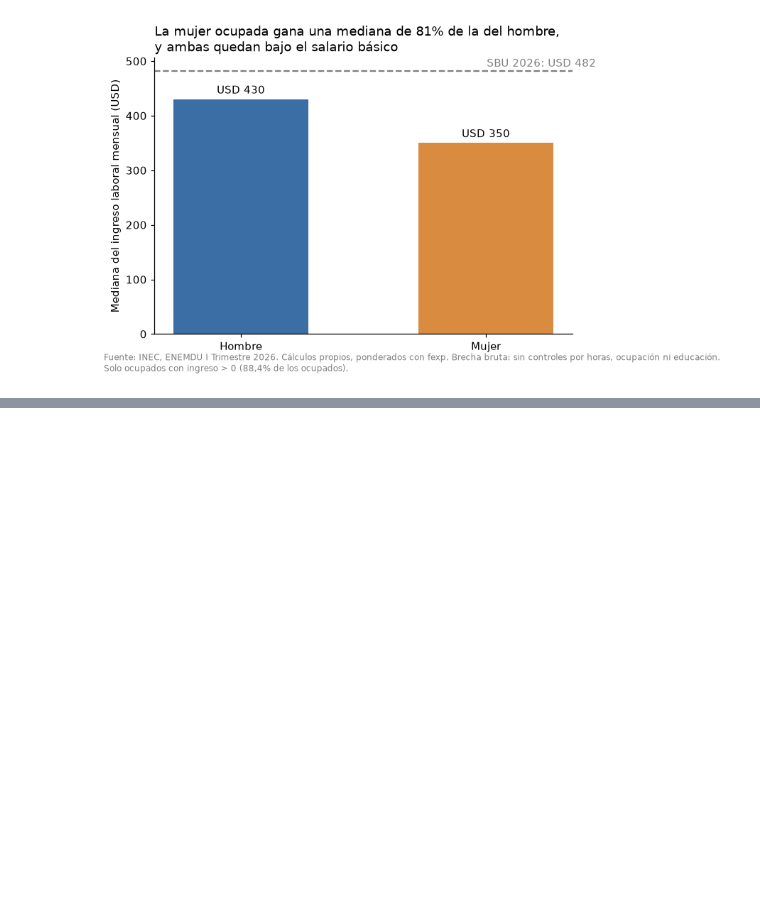
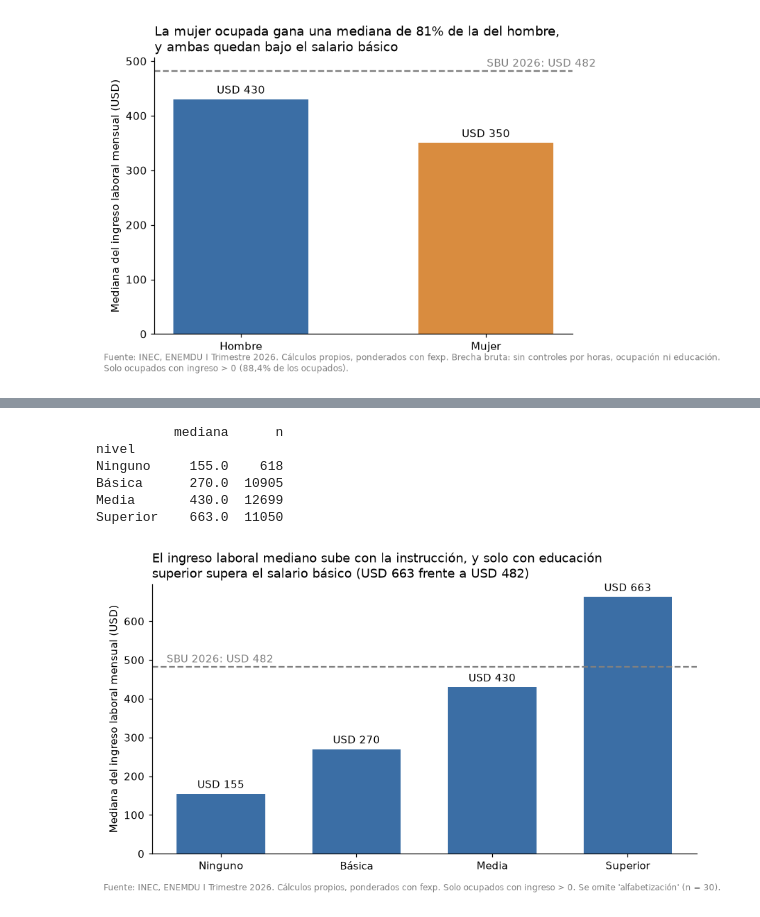
Before and after one commit to andreslojan/enemdu-mercado-laboral, a Jupyter notebook: notebooks/04_descriptivo.ipynb, the cells around one changed output, grey strips where cells are left out. Cells and saved outputs as stored; diff of their text form; code cells hidden in the pictures; blank space fills up the shorter version.

```diff
--- a/notebooks/04_descriptivo.ipynb
+++ b/notebooks/04_descriptivo.ipynb
@@ -122,0 +196,33 @@ razón: 0.814
+# %%
+# Ingreso por nivel de instruccion
+
+SBU = 482
+ing = df[df["condact"].between(1, 6) & (df["ingrl"] > 0)].copy()
+ing["nivel"] = ing["nnivins"].map(niveles)     # niveles definido en la celda anterior
+
+med = ing.groupby("nivel").apply(lambda s: mediana_ponderada(s["ingrl"], s["fexp"]))
+n = ing.groupby("nivel").size()
+tabla = pd.DataFrame({"mediana": med, "n": n}).reindex(list(niveles.values()))
+print(tabla.round(0))
+
+fig, ax = plt.subplots(figsize=(8, 4.5))
+barras = ax.bar(tabla.index, tabla["mediana"], color="#3b6ea5", width=0.65)
+ax.bar_label(barras, fmt="USD %.0f", padding=3)
+ax.axhline(SBU, color="gray", linestyle="--")
+ax.text(-0.4, SBU + 12, f"SBU 2026: USD {SBU}", ha="left", color="gray")
+ax.set_ylabel("Mediana del ingreso laboral mensual (USD)")
+ax.set_title("El ingreso laboral mediano sube con la instrucción, y solo con educación\n"
+             f"superior supera el salario básico (USD {tabla['mediana'].iloc[-1]:.0f} frente a USD {SBU})",
+             loc="left")
+fig.text(0.01, -0.02, FUENTE + " Solo ocupados con ingreso > 0. Se omite 'alfabetización' (n = 30).",
+         fontsize=8, color="gray")
+fig.tight_layout()
+fig.savefig("../reports/figures/06_ingreso_instruccion.png", dpi=150, bbox_inches="tight")
+# %% [output]
+          mediana      n
+nivel
+Ninguno     155.0    618
+Básica      270.0  10905
+Media       430.0  12699
+Superior    663.0  11050
+[figure, added]
```
Also changed, not shown: parts of 3 cells of this notebook, 4 other files.
